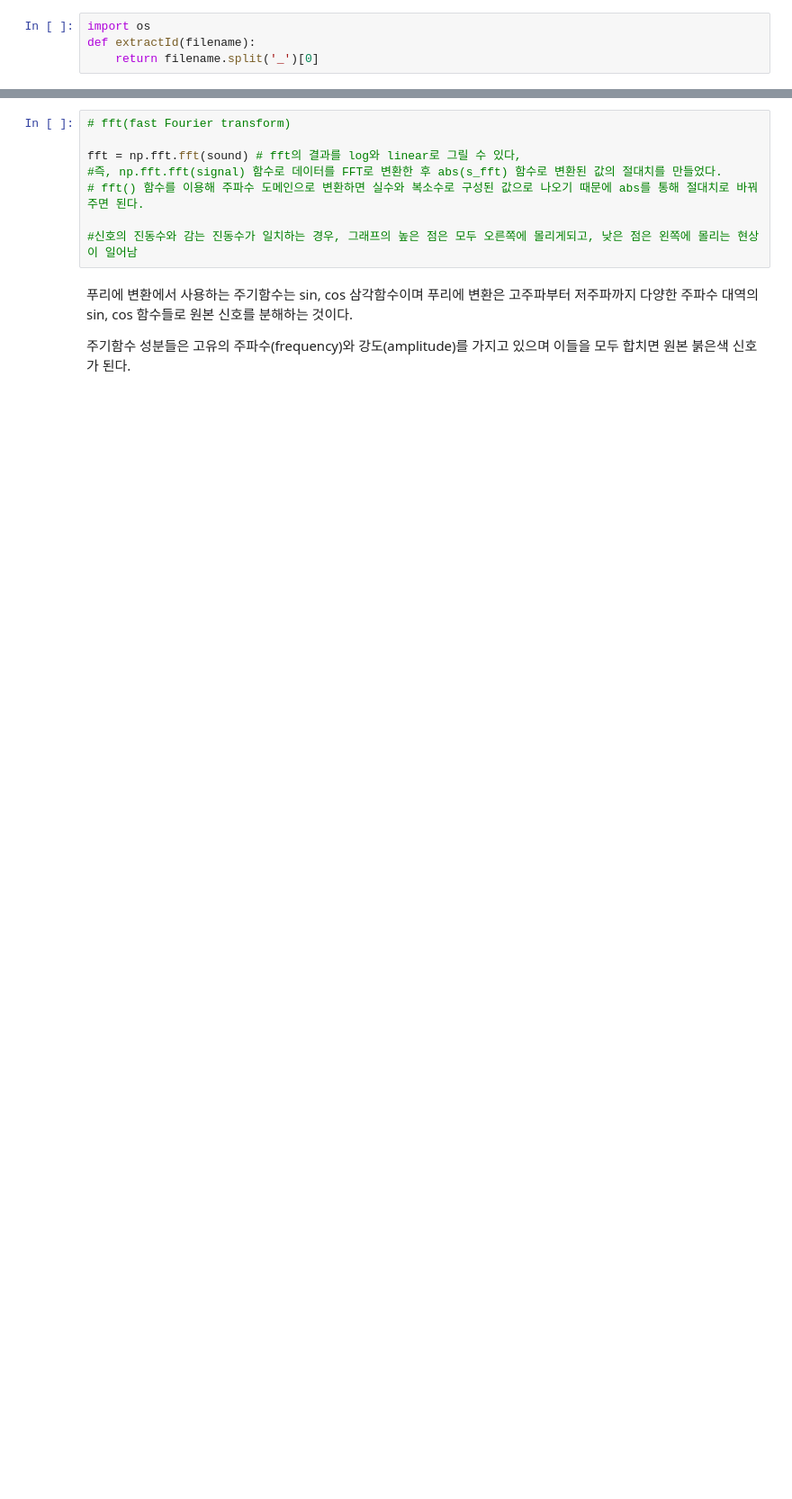
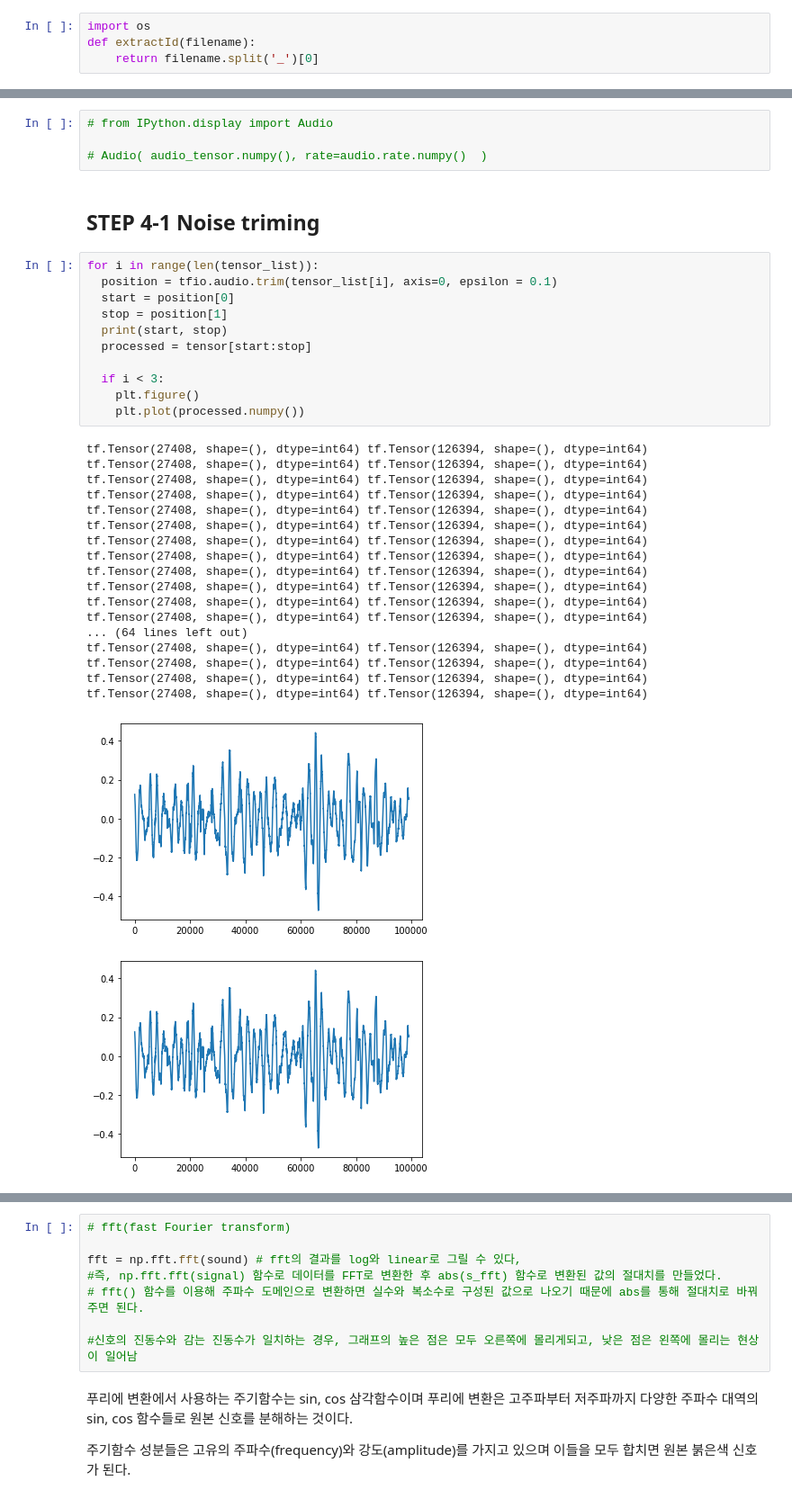
Before and after one commit to SongheeJo/aiffelthon, a Jupyter notebook: wonjin/WONJIN.ipynb, the cells around one changed output, grey strips where cells are left out. Shown at 90% size. Drawn from its saved outputs; the diff is of its cells as text; blank space fills up the shorter version.

```diff
--- a/wonjin/WONJIN.ipynb
+++ b/wonjin/WONJIN.ipynb
@@ -427,0 +423,37 @@ Text(0.5, 1.0, 'waveform')
+# %%
+# from IPython.display import Audio
+
+# Audio( audio_tensor.numpy(), rate=audio.rate.numpy()  )
+# %% [markdown]
+## STEP 4-1 Noise triming
+# %%
+for i in range(len(tensor_list)):
+  position = tfio.audio.trim(tensor_list[i], axis=0, epsilon = 0.1)
+  start = position[0]
+  stop = position[1]
+  print(start, stop)
+  processed = tensor[start:stop]
+
+  if i < 3:
+    plt.figure()
+    plt.plot(processed.numpy())
+# %% [output]
+tf.Tensor(27408, shape=(), dtype=int64) tf.Tensor(126394, shape=(), dtype=int64)
+tf.Tensor(27408, shape=(), dtype=int64) tf.Tensor(126394, shape=(), dtype=int64)
+tf.Tensor(27408, shape=(), dtype=int64) tf.Tensor(126394, shape=(), dtype=int64)
+tf.Tensor(27408, shape=(), dtype=int64) tf.Tensor(126394, shape=(), dtype=int64)
+tf.Tensor(27408, shape=(), dtype=int64) tf.Tensor(126394, shape=(), dtype=int64)
+tf.Tensor(27408, shape=(), dtype=int64) tf.Tensor(126394, shape=(), dtype=int64)
+tf.Tensor(27408, shape=(), dtype=int64) tf.Tensor(126394, shape=(), dtype=int64)
+tf.Tensor(27408, shape=(), dtype=int64) tf.Tensor(126394, shape=(), dtype=int64)
+tf.Tensor(27408, shape=(), dtype=int64) tf.Tensor(126394, shape=(), dtype=int64)
+tf.Tensor(27408, shape=(), dtype=int64) tf.Tensor(126394, shape=(), dtype=int64)
+tf.Tensor(27408, shape=(), dtype=int64) tf.Tensor(126394, shape=(), dtype=int64)
+tf.Tensor(27408, shape=(), dtype=int64) tf.Tensor(126394, shape=(), dtype=int64)
+... (64 lines left out)
+tf.Tensor(27408, shape=(), dtype=int64) tf.Tensor(126394, shape=(), dtype=int64)
+tf.Tensor(27408, shape=(), dtype=int64) tf.Tensor(126394, shape=(), dtype=int64)
+tf.Tensor(27408, shape=(), dtype=int64) tf.Tensor(126394, shape=(), dtype=int64)
+tf.Tensor(27408, shape=(), dtype=int64) tf.Tensor(126394, shape=(), dtype=int64)
+[figure, added]
+[figure, added]
```
Also changed, not shown: parts of 90 cells of this notebook.
